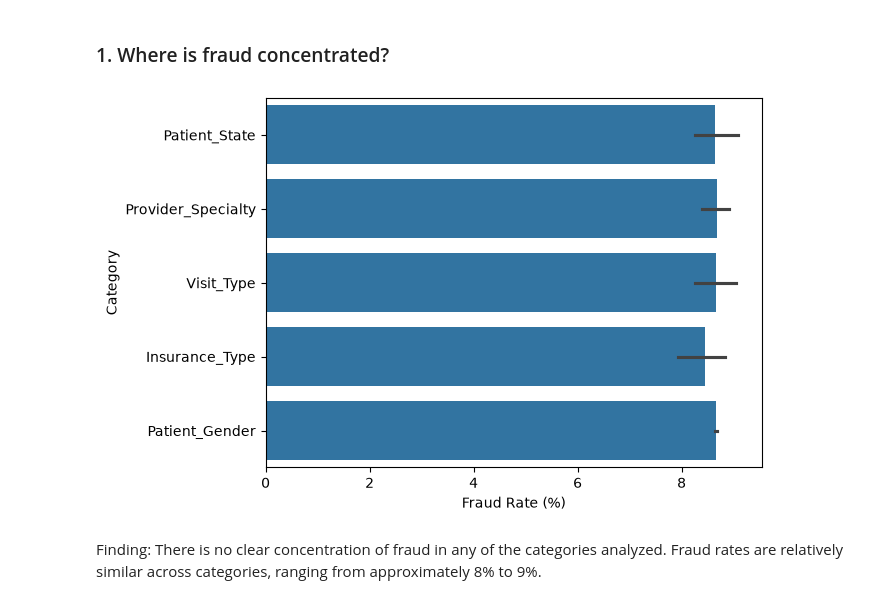
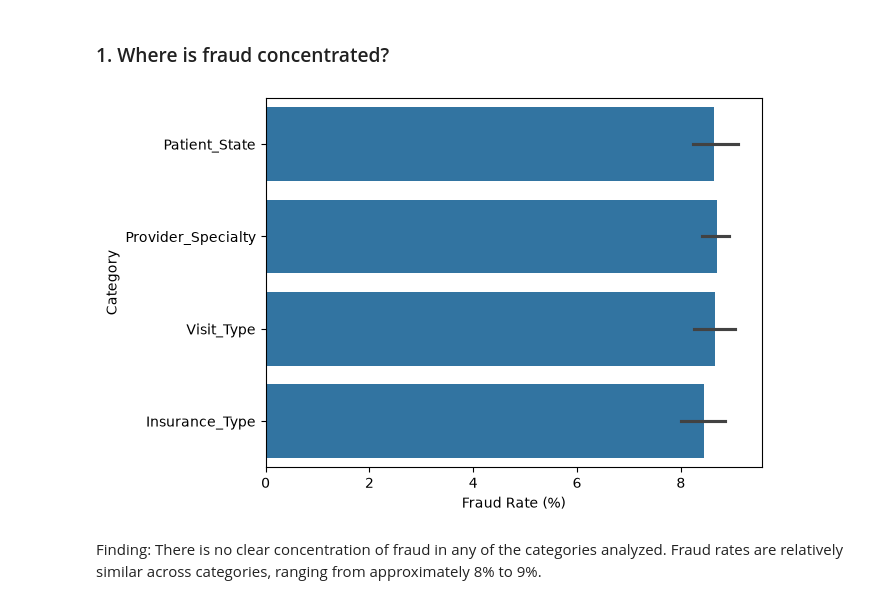
Before and after one commit to jscode-1302/claims_analysis, a Jupyter notebook: notebooks/analysis.ipynb, the cells around one changed output. Saved outputs shown, nothing was run; the diff lists cells and outputs as text; code cells hidden in the pictures.

```diff
--- a/notebooks/analysis.ipynb
+++ b/notebooks/analysis.ipynb
@@ -89,53 +89,38 @@ df_fraud_by_category = con.execute("""
             ROUND((Frauds / Total_Claims * 100.0), 2) as Fraud_Rate
             FROM claims
             GROUP BY Visit_Type
-    ),
-    Fraud_by_Gender AS (
-        SELECT
-            'Patient_Gender' as Category,
-            Patient_Gender,
-            COUNT(Claim_ID) as Total_Claims,
-            SUM(CASE WHEN Is_Fraud THEN 1 ELSE 0 END) as Frauds,
-            ROUND((Frauds / Total_Claims * 100.0), 2) as Fraud_Rate
-            FROM claims
-            GROUP BY Patient_Gender
     )
 
     SELECT Category, Provider_Specialty as Value, Total_Claims, Frauds, Fraud_Rate
     FROM Fraud_by_Specialty
 
     UNION ALL
 
     SELECT Category, Insurance_Type as Value, Total_Claims, Frauds, Fraud_Rate
     FROM Fraud_by_Insurance_Type
 
     UNION ALL
 
     SELECT Category, Patient_State as Value, Total_Claims, Frauds, Fraud_Rate
     FROM Fraud_by_Patient_State
 
     UNION ALL
 
     SELECT Category, Visit_Type as Value, Total_Claims, Frauds, Fraud_Rate
     FROM Fraud_by_Visit_Type
 
-    UNION ALL
-
-    SELECT Category, Patient_Gender as Value, Total_Claims, Frauds, Fraud_Rate
-    FROM Fraud_by_Gender
-
     ORDER BY Fraud_Rate DESC
 
 """).df()
 
 ax = sns.barplot(data=df_fraud_by_category, x="Fraud_Rate", y="Category")
 
 # Change both axis names at once
 ax.set(xlabel="Fraud Rate (%)")
 
 plt.show()
 # %% [output]
-[figure, old version]
+[figure, new version]
 # %% [markdown]
 Finding: There is no clear concentration of fraud in any of the categories analyzed. Fraud rates are relatively similar across categories, ranging from approximately 8% to 9%.
 # %%
```
Also changed, not shown: parts of 9 cells of this notebook.
